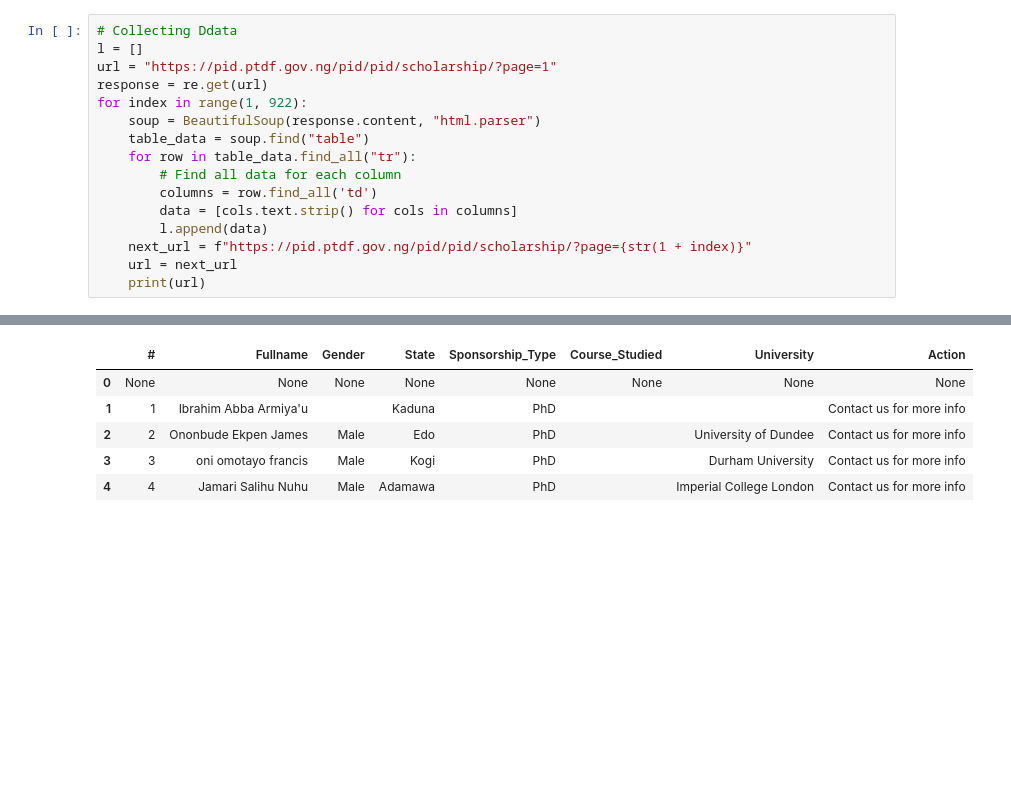
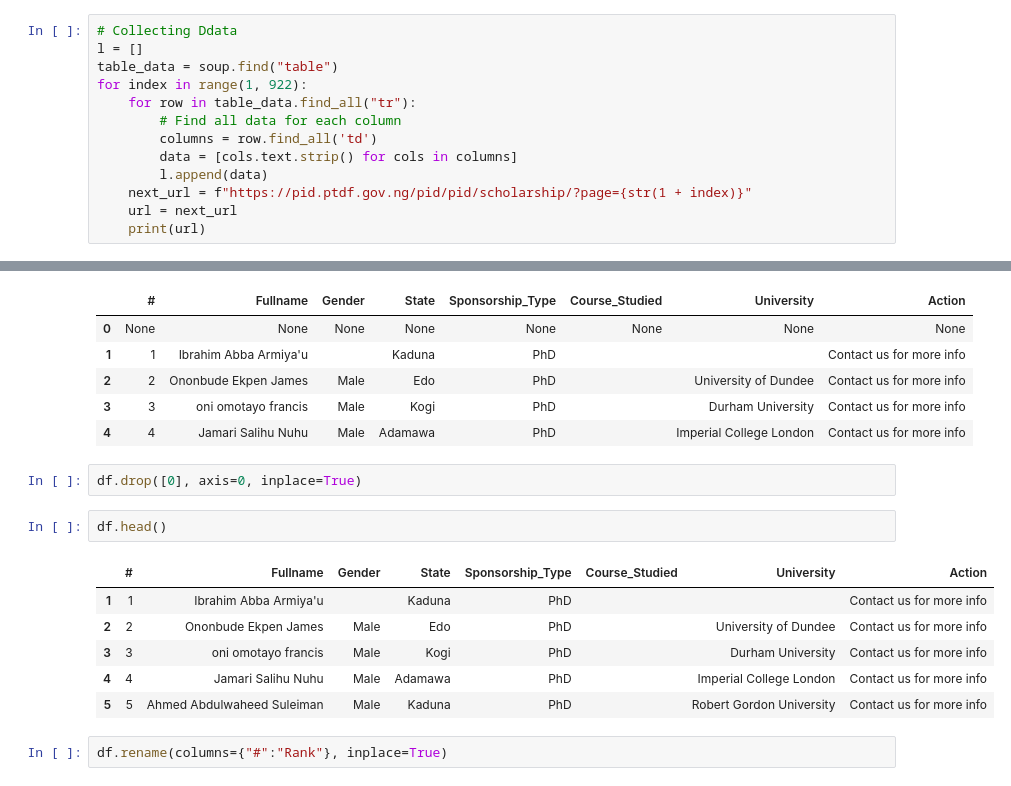
Before and after one commit to Kusbyteen/web_scrapping, a Jupyter notebook: ptdf_scholarship_data_scrapping.ipynb, the cells around one changed output, grey strips where cells are left out. Saved outputs shown, nothing was run; the diff lists cells and outputs as text; blank space fills up the shorter version.

```diff
--- a/ptdf_scholarship_data_scrapping.ipynb
+++ b/ptdf_scholarship_data_scrapping.ipynb
@@ -34,11 +34,8 @@ table_data
 # %%
 # Collecting Ddata
 l = []
-url = "https://pid.ptdf.gov.ng/pid/pid/scholarship/?page=1"
-response = re.get(url)
+table_data = soup.find("table")
 for index in range(1, 922):
-    soup = BeautifulSoup(response.content, "html.parser")
-    table_data = soup.find("table")
     for row in table_data.find_all("tr"):
         # Find all data for each column
         columns = row.find_all('td')
@@ -109,3 +106,16 @@ df.head()
 | 2 | 2 | Ononbude Ekpen James | Male | Edo | PhD |  | University of Dundee | Contact us for more info |
 | 3 | 3 | oni omotayo francis | Male | Kogi | PhD |  | Durham University | Contact us for more info |
 | 4 | 4 | Jamari Salihu Nuhu | Male | Adamawa | PhD |  | Imperial College London | Contact us for more info |
+# %%
+df.drop([0], axis=0, inplace=True)
+# %%
+df.head()
+# %% [output]
+|  | # | Fullname | Gender | State | Sponsorship_Type | Course_Studied | University | Action |
+| 1 | 1 | Ibrahim Abba Armiya'u |  | Kaduna | PhD |  |  | Contact us for more info |
+| 2 | 2 | Ononbude Ekpen James | Male | Edo | PhD |  | University of Dundee | Contact us for more info |
+| 3 | 3 | oni omotayo francis | Male | Kogi | PhD |  | Durham University | Contact us for more info |
+| 4 | 4 | Jamari Salihu Nuhu | Male | Adamawa | PhD |  | Imperial College London | Contact us for more info |
+| 5 | 5 | Ahmed Abdulwaheed Suleiman | Male | Kaduna | PhD |  | Robert Gordon University | Contact us for more info |
+# %%
+df.rename(columns={"#":"Rank"}, inplace=True)
```
Also changed, not shown: parts of 6 cells of this notebook, 7 other files.
